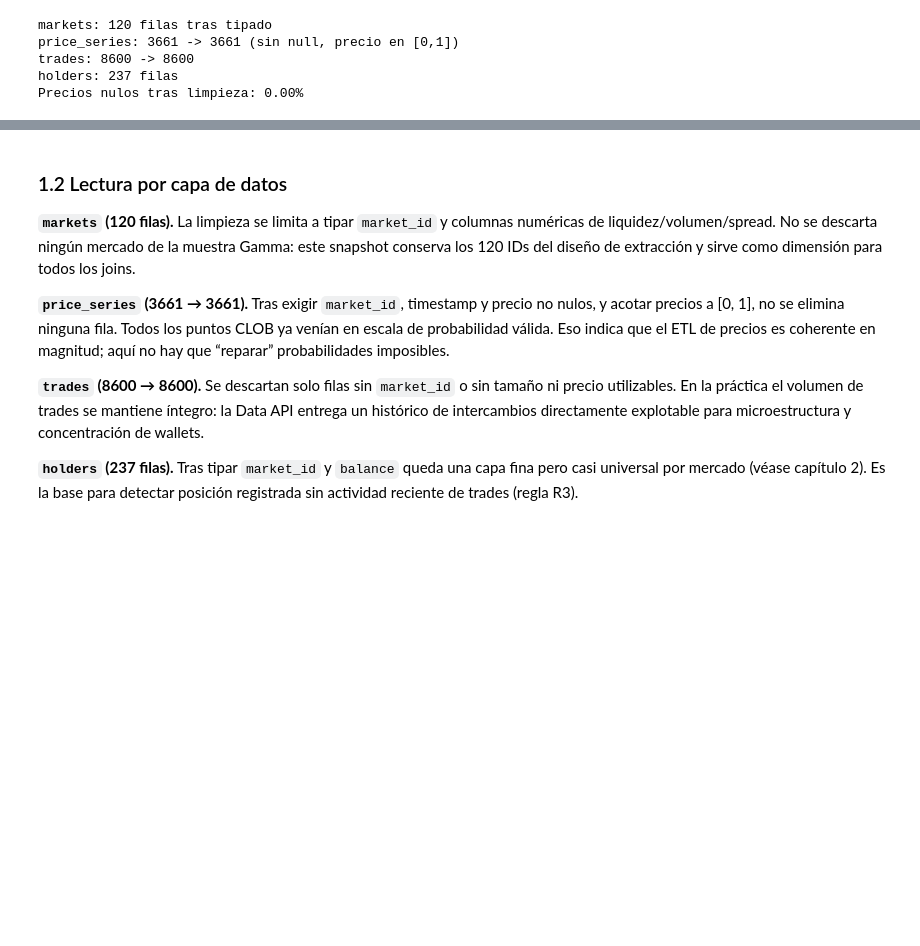
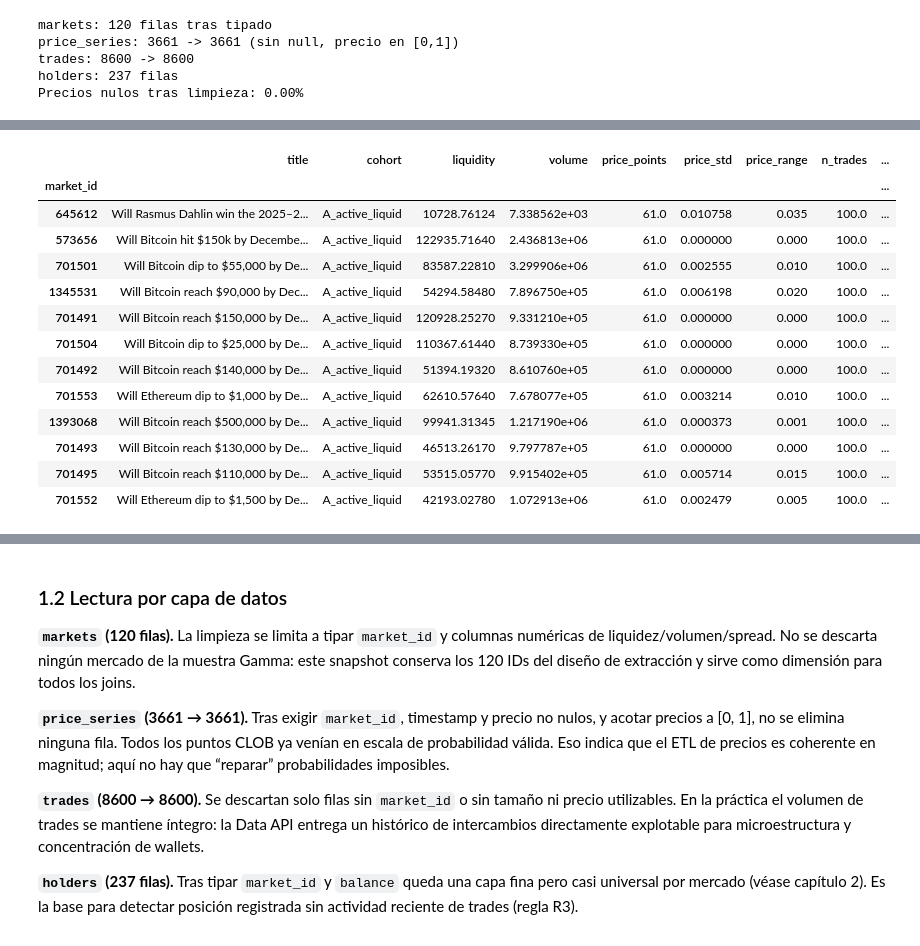
Before and after one commit to apariciojuan/gsr-market-intelligence, a Jupyter notebook: backend/notebooks/polymarket_ontology_analysis.ipynb, the cells around one changed output, grey strips where cells are left out. Saved outputs shown, nothing was run; the diff lists cells and outputs as text; code cells hidden in the pictures; blank space fills up the shorter version.

```diff
--- a/backend/notebooks/polymarket_ontology_analysis.ipynb
+++ b/backend/notebooks/polymarket_ontology_analysis.ipynb
@@ -115,0 +378,85 @@ Precios nulos tras limpieza: 0.00%
+# %%
+def gini(values: pd.Series) -> float:
+    arr = pd.to_numeric(values, errors="coerce").dropna().to_numpy(dtype=float)
+    arr = arr[arr >= 0]
+    if len(arr) == 0 or np.isclose(arr.sum(), 0):
+        return np.nan
+    arr = np.sort(arr)
+    n = len(arr)
+    return float((2 * np.arange(1, n + 1) @ arr) / (n * arr.sum()) - (n + 1) / n)
+
+market_features = markets.set_index("market_id").copy()
+
+if len(prices):
+    price_agg = prices.groupby("market_id").agg(
+        price_points=("price", "size"),
+        price_mean=("price", "mean"),
+        price_last=("price", "last"),
+        price_min=("price", "min"),
+        price_max=("price", "max"),
+        price_std=("price", "std"),
+        price_unique=("price", "nunique"),
+    )
+    price_agg["price_range"] = price_agg["price_max"] - price_agg["price_min"]
+    market_features = market_features.join(price_agg, how="left")
+
+if len(trades):
+    trades["notional"] = pd.to_numeric(trades.get("price"), errors="coerce") * pd.to_numeric(trades.get("size"), errors="coerce")
+    trade_agg = trades.groupby("market_id").agg(
+        n_trades=("market_id", "size"),
+        wallets_trading=("wallet", "nunique") if "wallet" in trades.columns else ("market_id", "size"),
+        trade_notional=("notional", "sum"),
+        avg_trade_size=("size", "mean"),
+    )
+    market_features = market_features.join(trade_agg, how="left")
+
+if len(holders):
+    holder_agg = holders.groupby("market_id").agg(
+        n_holders=("wallet", "nunique") if "wallet" in holders.columns else ("market_id", "size"),
+        holder_balance=("balance", "sum"),
+        holder_gini=("balance", gini),
+        max_holder_balance=("balance", "max"),
+    )
+    holder_agg["top_holder_share"] = holder_agg["max_holder_balance"] / holder_agg["holder_balance"].replace(0, np.nan)
+    market_features = market_features.join(holder_agg, how="left")
+
+if len(orderbook_raw):
+    ob = orderbook_raw.copy()
+    ob["market_id"] = ob["market_id"].astype(str)
+    for col in ["spread", "mid_price", "bid_depth_top10", "ask_depth_top10"]:
+        if col in ob.columns:
+            ob[col] = pd.to_numeric(ob[col], errors="coerce")
+    ob_cols = [c for c in ["spread", "mid_price", "bid_depth_top10", "ask_depth_top10"] if c in ob.columns]
+    if ob_cols:
+        market_features = market_features.join(ob.groupby("market_id")[ob_cols].median(), how="left", rsuffix="_ob")
+
+coverage_cols = ["analysis_ready", "divergence_ready", "resolution_ready", "social_ready", "onchain_ready", "coverage_score"]
+market_features = market_features.join(coverage_audit.set_index("market_id")[coverage_cols], how="left")
+
+numeric_fill_zero = ["price_points", "n_trades", "wallets_trading", "n_holders", "trade_notional", "holder_balance"]
+for col in numeric_fill_zero:
+    if col in market_features.columns:
+        market_features[col] = market_features[col].fillna(0)
+
+feature_preview_cols = [
+    "title", "cohort", "liquidity", "volume", "price_points", "price_std", "price_range",
+    "n_trades", "wallets_trading", "n_holders", "holder_gini", "spread", "coverage_score",
+    "analysis_ready", "divergence_ready",
+]
+feature_preview_cols = [c for c in feature_preview_cols if c in market_features.columns]
+display(market_features[feature_preview_cols].sort_values("coverage_score", ascending=False).head(12))
+# %% [output]
+|  | title | cohort | liquidity | volume | price_points | price_std | price_range | n_trades | ... |
+| market_id |  |  |  |  |  |  |  |  | ... |
+| 645612 | Will Rasmus Dahlin win the 2025–2... | A_active_liquid | 10728.76124 | 7.338562e+03 | 61.0 | 0.010758 | 0.035 | 100.0 | ... |
+| 573656 | Will Bitcoin hit $150k by Decembe... | A_active_liquid | 122935.71640 | 2.436813e+06 | 61.0 | 0.000000 | 0.000 | 100.0 | ... |
+| 701501 | Will Bitcoin dip to $55,000 by De... | A_active_liquid | 83587.22810 | 3.299906e+06 | 61.0 | 0.002555 | 0.010 | 100.0 | ... |
+| 1345531 | Will Bitcoin reach $90,000 by Dec... | A_active_liquid | 54294.58480 | 7.896750e+05 | 61.0 | 0.006198 | 0.020 | 100.0 | ... |
+| 701491 | Will Bitcoin reach $150,000 by De... | A_active_liquid | 120928.25270 | 9.331210e+05 | 61.0 | 0.000000 | 0.000 | 100.0 | ... |
+| 701504 | Will Bitcoin dip to $25,000 by De... | A_active_liquid | 110367.61440 | 8.739330e+05 | 61.0 | 0.000000 | 0.000 | 100.0 | ... |
+| 701492 | Will Bitcoin reach $140,000 by De... | A_active_liquid | 51394.19320 | 8.610760e+05 | 61.0 | 0.000000 | 0.000 | 100.0 | ... |
+| 701553 | Will Ethereum dip to $1,000 by De... | A_active_liquid | 62610.57640 | 7.678077e+05 | 61.0 | 0.003214 | 0.010 | 100.0 | ... |
+| 1393068 | Will Bitcoin reach $500,000 by De... | A_active_liquid | 99941.31345 | 1.217190e+06 | 61.0 | 0.000373 | 0.001 | 100.0 | ... |
+| 701493 | Will Bitcoin reach $130,000 by De... | A_active_liquid | 46513.26170 | 9.797787e+05 | 61.0 | 0.000000 | 0.000 | 100.0 | ... |
+| 701495 | Will Bitcoin reach $110,000 by De... | A_active_liquid | 53515.05770 | 9.915402e+05 | 61.0 | 0.005714 | 0.015 | 100.0 | ... |
+| 701552 | Will Ethereum dip to $1,500 by De... | A_active_liquid | 42193.02780 | 1.072913e+06 | 61.0 | 0.002479 | 0.005 | 100.0 | ... |
```
Also changed, not shown: parts of 17 cells of this notebook, 1 other file.
